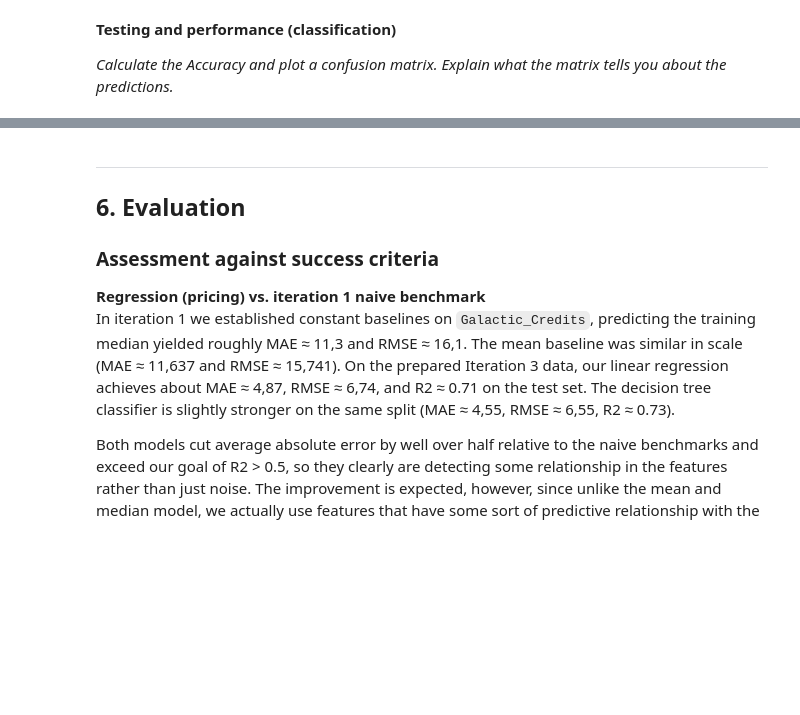
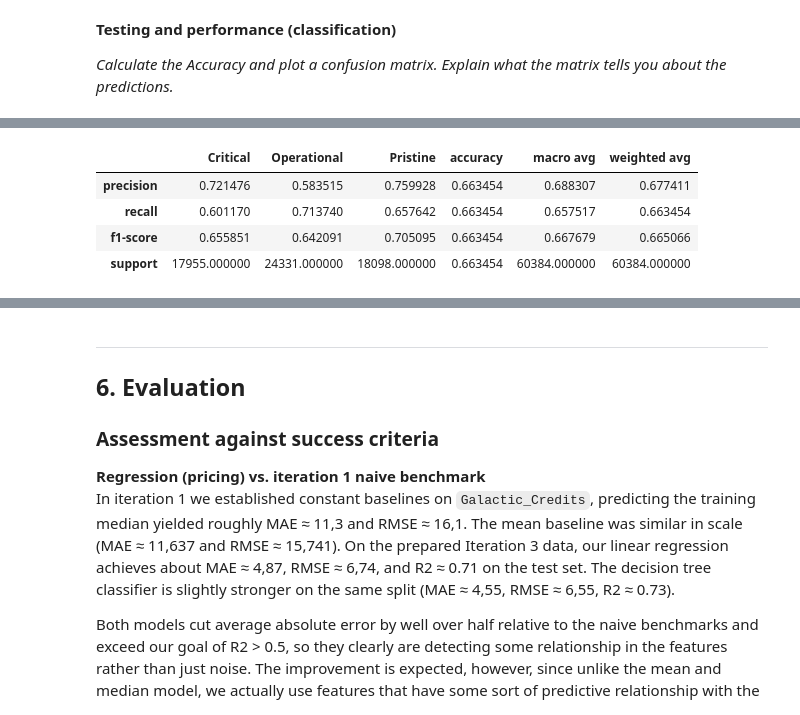
Before and after one commit to strmzi-git/jupyter-exam-03, a Jupyter notebook: DS-Assignment-It3.ipynb, the cells around one changed output, grey strips where cells are left out. Saved outputs shown, nothing was run; the diff lists cells and outputs as text; code cells hidden in the pictures; blank space fills up the shorter version.

```diff
--- a/DS-Assignment-It3.ipynb
+++ b/DS-Assignment-It3.ipynb
@@ -367 +368,9 @@ Accuracy: 0.9872
+# %%
+pd.DataFrame(classification_report(y_test, y_pred, output_dict=True))
+# %% [output]
+|  | Critical | Operational | Pristine | accuracy | macro avg | weighted avg |
+| precision | 0.721476 | 0.583515 | 0.759928 | 0.663454 | 0.688307 | 0.677411 |
+| recall | 0.601170 | 0.713740 | 0.657642 | 0.663454 | 0.657517 | 0.663454 |
+| f1-score | 0.655851 | 0.642091 | 0.705095 | 0.663454 | 0.667679 | 0.665066 |
+| support | 17955.000000 | 24331.000000 | 18098.000000 | 0.663454 | 60384.000000 | 60384.000000 |
 # %% [markdown]
```
Also changed, not shown: parts of 9 cells of this notebook, 1 other file.
